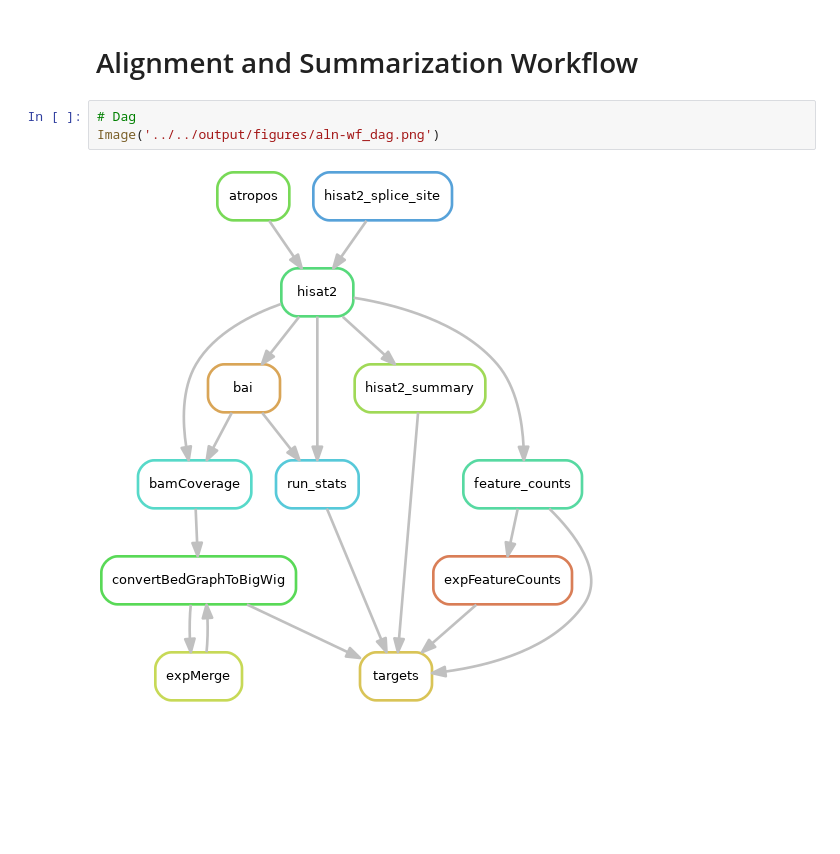
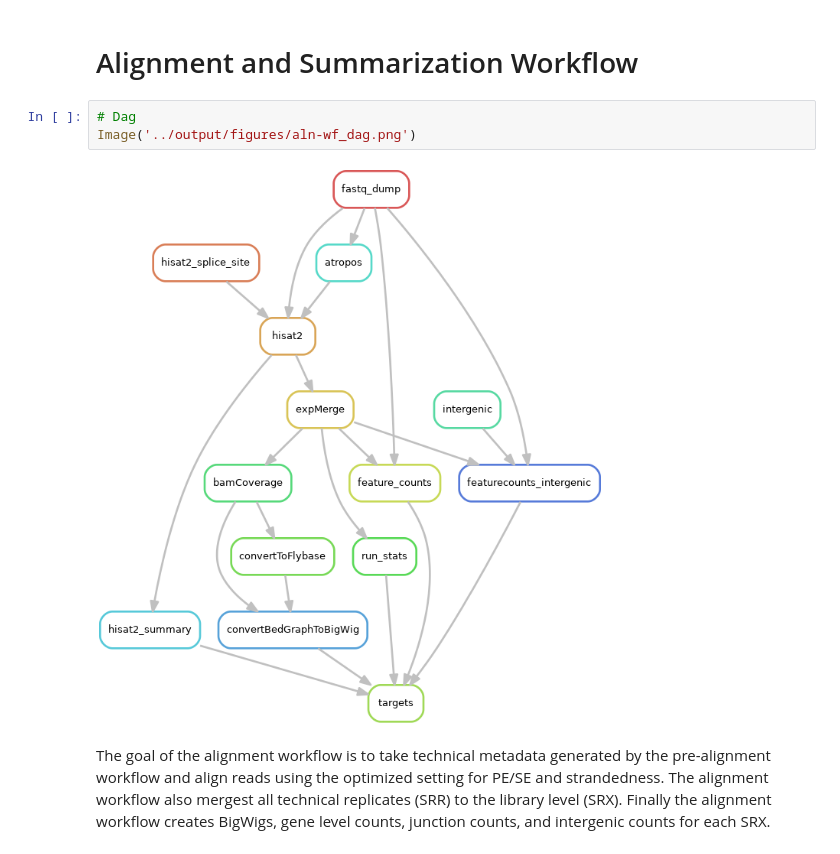
Before and after one commit to jfear/ncbi_remap, a Jupyter notebook: docs/02.00-aln-wf.ipynb, the cells around one changed output. Saved outputs shown, nothing was run; the diff lists cells and outputs as text; blank space fills up the shorter version.

```diff
--- a/docs/02.00-aln-wf.ipynb
+++ b/docs/02.00-aln-wf.ipynb
@@ -36,6 +31,8 @@ Git hash: 2b98e197c878f9d5565b71efd6b7c6a1dfa88c37
 # Alignment and Summarization Workflow
 # %%
 # Dag
-Image('../../output/figures/aln-wf_dag.png')
+Image('../output/figures/aln-wf_dag.png')
 # %% [output]
-[figure, old version]
+[figure, new version]
+# %% [markdown]
+The goal of the alignment workflow is to take technical metadata generated by the pre-alignment workflow and align reads using the optimized setting for PE/SE and strandedness. The alignment workflow also mergest all technical replicates (SRR) to the library level (SRX). Finally the alignment workflow creates BigWigs, gene level counts, junction counts, and intergenic counts for each SRX.
```
Also changed, not shown: parts of 2 cells of this notebook, 6 other files.
